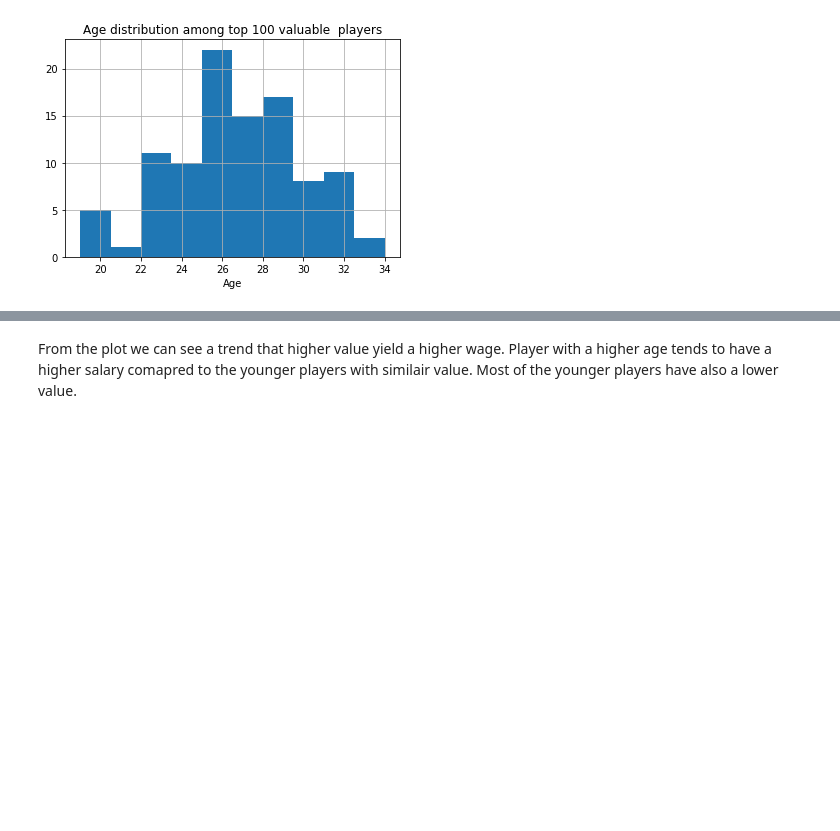
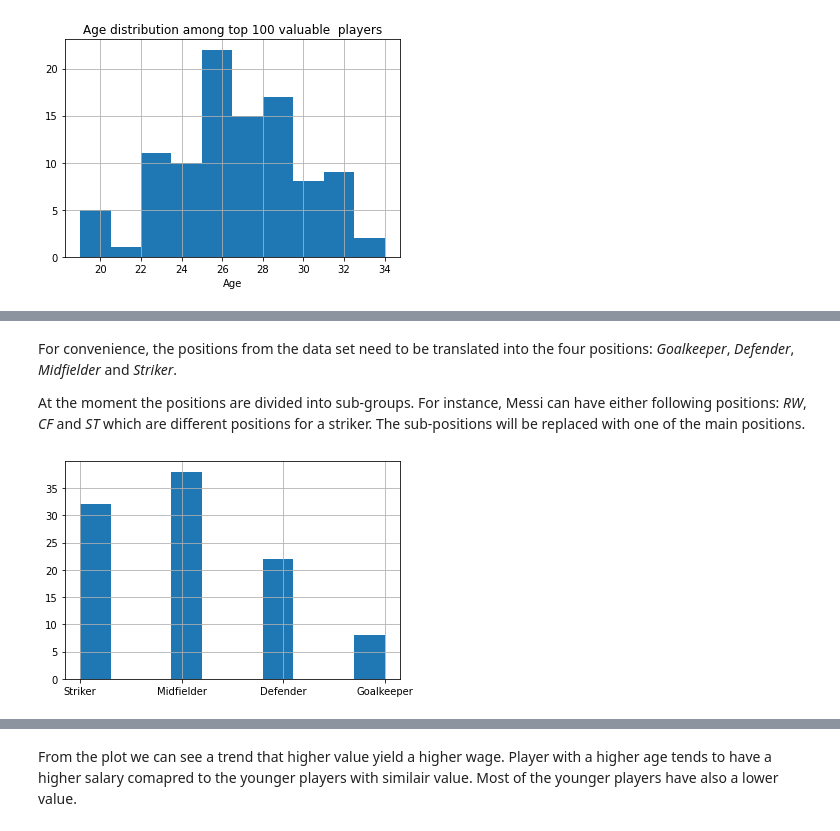
Before and after one commit to alexiska/Cluster-analysis-of-fifa-2020-data-set, a Jupyter notebook: Cluster analysis of fifa 2020 data set.ipynb, the cells around one changed output, grey strips where cells are left out. Cells and saved outputs as stored; diff of their text form; code cells hidden in the pictures; blank space fills up the shorter version.

```diff
--- a/Cluster analysis of fifa 2020 data set.ipynb
+++ b/Cluster analysis of fifa 2020 data set.ipynb
@@ -112,0 +130,32 @@ From the histogram we can see that the average age is around 26 year and that th
+# %% [markdown]
+For convenience, the positions from the data set need to be translated into the four positions: <i>Goalkeeper</i>, <i>Defender</i>, <i>Midfielder</i> and <i>Striker</i>.
+
+At the moment the positions are divided into sub-groups. For instance, Messi can have either following positions: <i>RW</i>, <i>CF</i> and <i>ST</i> which are different positions for a striker.
+The sub-positions will be replaced with one of the main positions.
+# %%
+# Plot number of players for each positions
+
+def change_pos_name(row):
+    """
+    INPUT: Players postions, the sub-group
+    OUTPUT: One of the main four positions
+
+    The function replaces the sub-group positions and
+    return one of the main four position to respectively player
+
+    """
+    if row.replace(",",'').split()[0] in ("RB" , "CB" , "LB" , "RCB" , "RWB" , "LCB"):
+         return 'Defender'
+    if row.replace(",",'').split()[0] in ("RW" , "CF" , "LW" , "ST" , "RS" , "LS" , "LF" , "RF" ):
+        return 'Striker'
+    if row.replace(",",'').split()[0] in ("RM" , "CM" , "LM" , "CAM" , "LDM" , "RDM" , "LAM" , "RAM" , "CDM", "RCM", "LCM"):
+        return 'Midfielder'
+    else:
+        return 'Goalkeeper'
+
+
+df_top100['player_positions_update']=df_top100['player_positions'].apply(lambda row:change_pos_name(row))
+df_top100['player_positions_update'].hist()
+plt.show()
+# %% [output]
+[figure, added]
```
Also changed, not shown: parts of 20 cells of this notebook, 1 other file.
